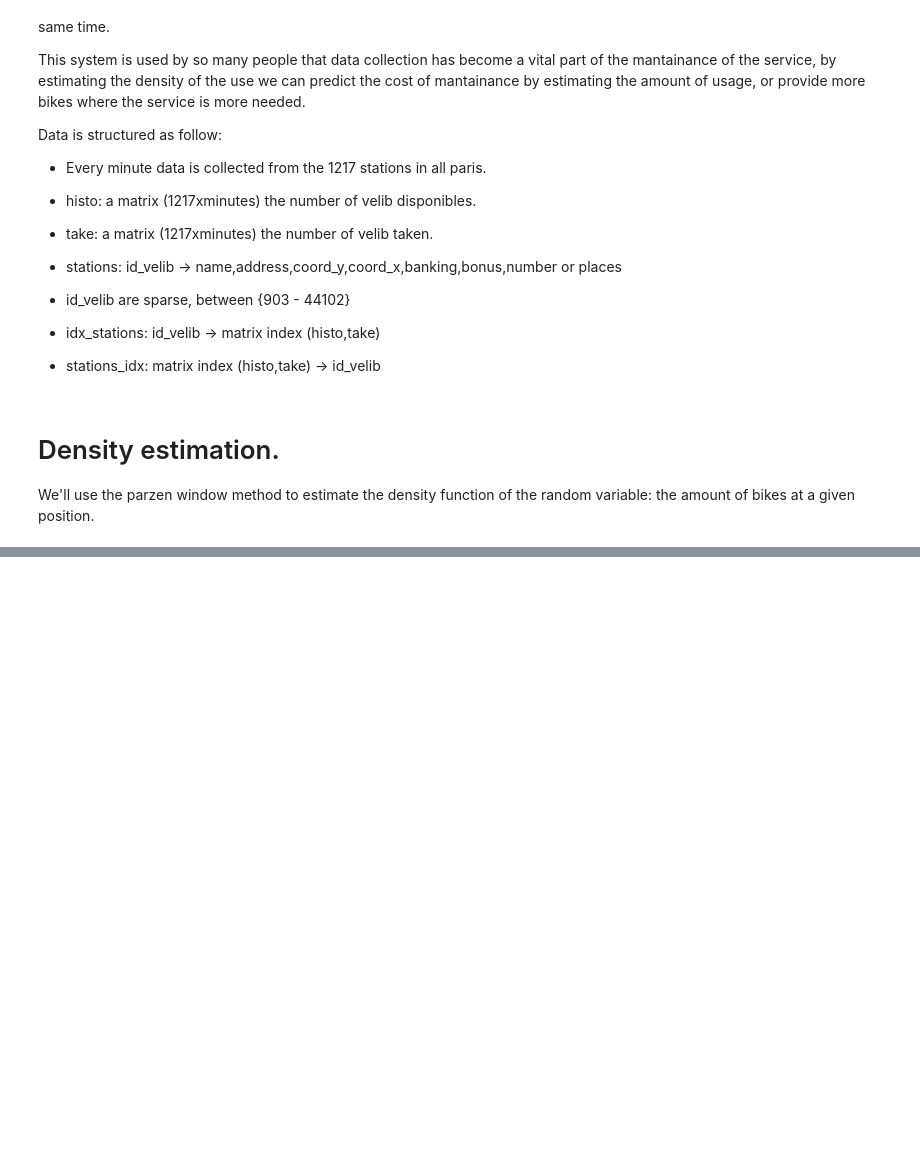
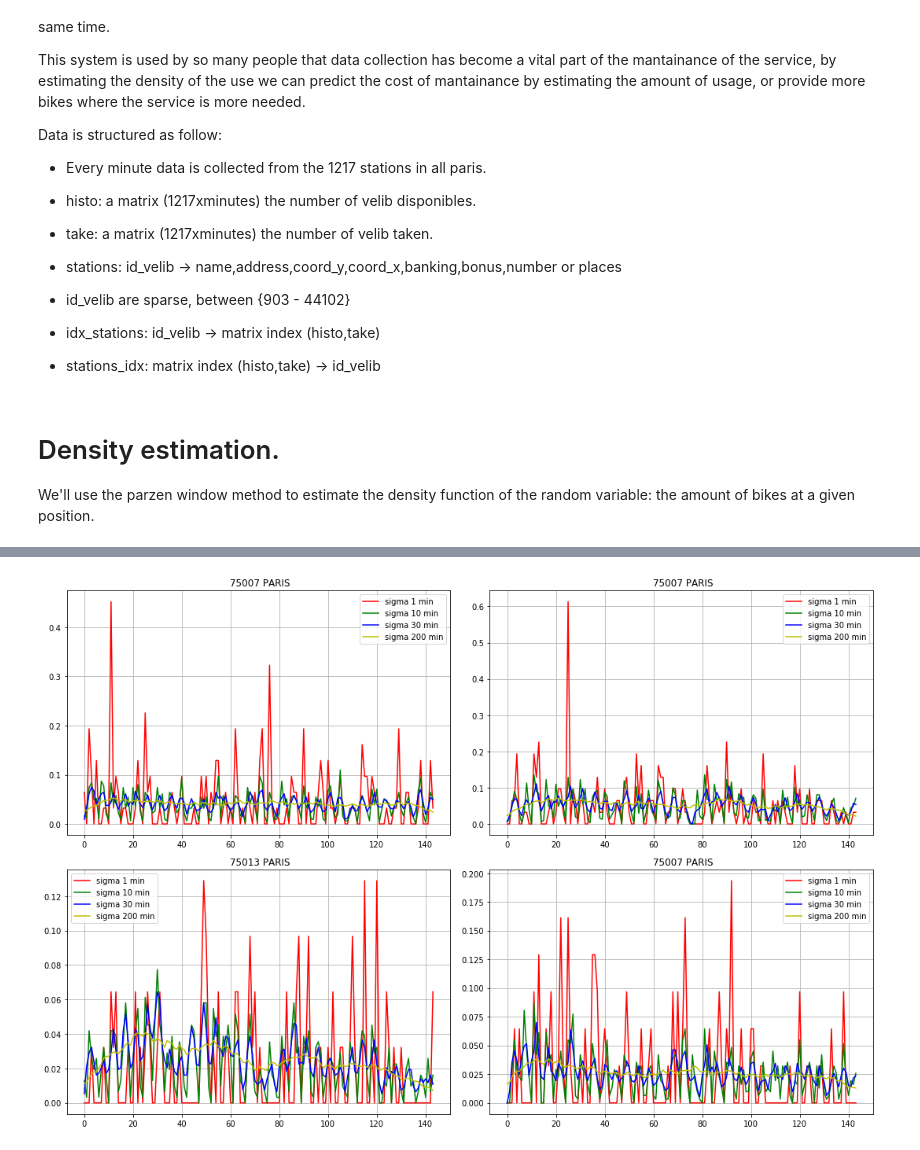
Before and after one commit to marioviti/ARF, a Jupyter notebook: density_estimation/ density estimation.ipynb, the cells around one changed output, grey strips where cells are left out. Cells and saved outputs as stored; diff of their text form; code cells hidden in the pictures; blank space fills up the shorter version.

Commit message:
solved some parzen

```diff
--- a/density_estimation/ density estimation.ipynb
+++ b/density_estimation/ density estimation.ipynb
@@ -226,0 +223,27 @@ plt.show()
+# %%
+def parzen(x):
+    return int(np.abs(x)<0.5)
+def parzen_kernel(h):
+    def f (x_i,x):
+        return parzen((x_i-x)/float(h))/h
+    return f
+
+sigmas = [1.,10.,30.,200.]
+indices = [1,40,502,1003]
+colors = ['r','g','b','y']
+f, axarr = plt.subplots(2, len(indices)/2,figsize=(15,10))
+for i in range(len(indices)):
+    stat_id = idx_stations[i]
+    axarr[i%2,i/2].set_title(stations[stat_id][1][-12:])
+    plots = []
+    for j in range(len(sigmas)):
+        pi = kernel_temporal_histogram(take[indices[i]],parzen_kernel(sigmas[j]))
+        plot, = axarr[i/2,i%2].plot(pi,colors[j%len(colors)],label="sigma %.0f min" % sigmas[j])
+        axarr[i/2,i%2].grid(True)
+        plots += [plot]
+    axarr[i/2,i%2].legend(handles=plots)
+plt.tight_layout()
+plt.grid(True)
+plt.show()
+# %% [output]
+[figure, added]
```
Also changed, not shown: parts of 6 cells of this notebook.
